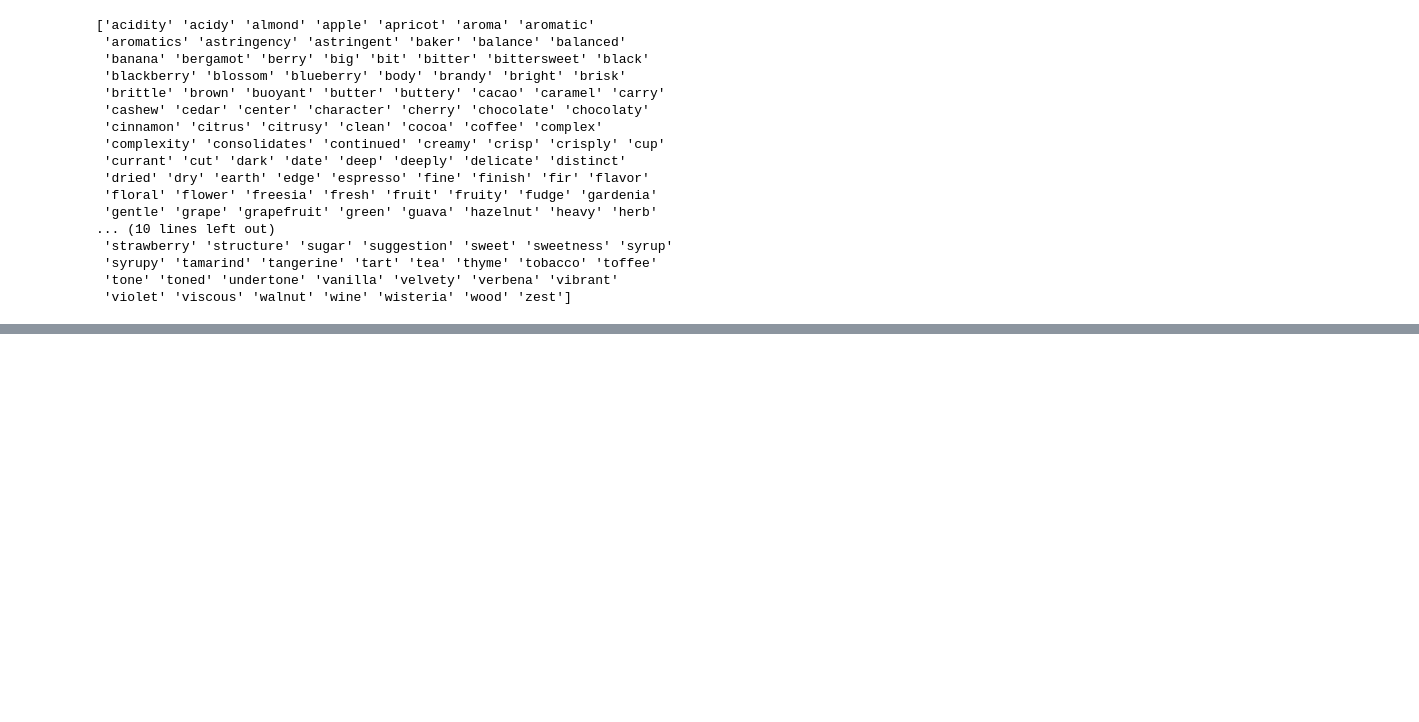
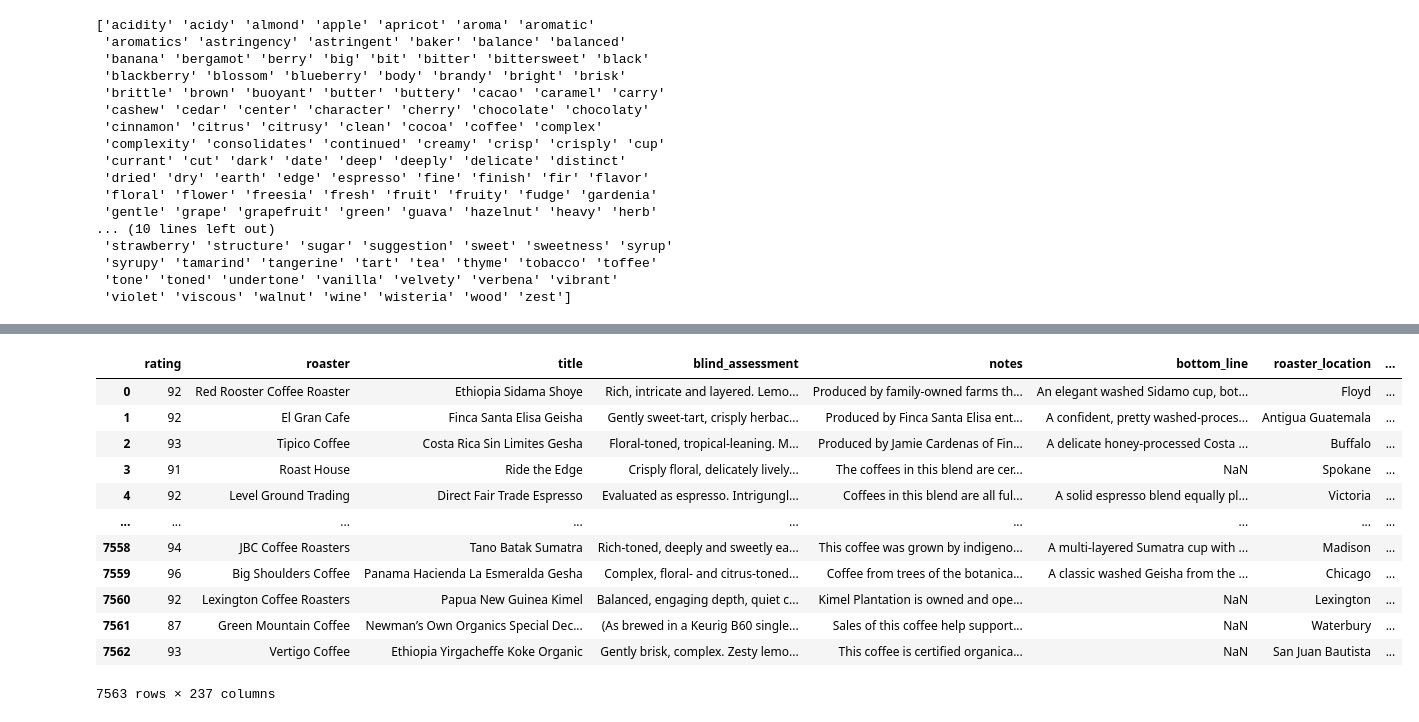
Before and after one commit to tynardone/coffee-review-analysis, a Jupyter notebook: notebooks/2_feature_engineering.ipynb, the cells around one changed output, grey strips where cells are left out. Drawn from its saved outputs; the diff is of its cells as text; code cells hidden in the pictures; blank space fills up the shorter version.

```diff
--- a/notebooks/2_feature_engineering.ipynb
+++ b/notebooks/2_feature_engineering.ipynb
@@ -138,0 +142,18 @@ lemmatizer.lemmatize("running", pos="v")
+# %%
+df = pd.concat([df, tfidf_df], axis=1)
+# %%
+df
+# %% [output]
+|  | rating | roaster | title | blind_assessment | notes | bottom_line | roaster_location | ... |
+| 0 | 92 | Red Rooster Coffee Roaster | Ethiopia Sidama Shoye | Rich, intricate and layered. Lemo... | Produced by family-owned farms th... | An elegant washed Sidamo cup, bot... | Floyd | ... |
+| 1 | 92 | El Gran Cafe | Finca Santa Elisa Geisha | Gently sweet-tart, crisply herbac... | Produced by Finca Santa Elisa ent... | A confident, pretty washed-proces... | Antigua Guatemala | ... |
+| 2 | 93 | Tipico Coffee | Costa Rica Sin Limites Gesha | Floral-toned, tropical-leaning. M... | Produced by Jamie Cardenas of Fin... | A delicate honey-processed Costa ... | Buffalo | ... |
+| 3 | 91 | Roast House | Ride the Edge | Crisply floral, delicately lively... | The coffees in this blend are cer... | NaN | Spokane | ... |
+| 4 | 92 | Level Ground Trading | Direct Fair Trade Espresso | Evaluated as espresso. Intrigungl... | Coffees in this blend are all ful... | A solid espresso blend equally pl... | Victoria | ... |
+| ... | ... | ... | ... | ... | ... | ... | ... | ... |
+| 7558 | 94 | JBC Coffee Roasters | Tano Batak Sumatra | Rich-toned, deeply and sweetly ea... | This coffee was grown by indigeno... | A multi-layered Sumatra cup with ... | Madison | ... |
+| 7559 | 96 | Big Shoulders Coffee | Panama Hacienda La Esmeralda Gesha | Complex, floral- and citrus-toned... | Coffee from trees of the botanica... | A classic washed Geisha from the ... | Chicago | ... |
+| 7560 | 92 | Lexington Coffee Roasters | Papua New Guinea Kimel | Balanced, engaging depth, quiet c... | Kimel Plantation is owned and ope... | NaN | Lexington | ... |
+| 7561 | 87 | Green Mountain Coffee | Newman’s Own Organics Special Dec... | (As brewed in a Keurig B60 single... | Sales of this coffee help support... | NaN | Waterbury | ... |
+| 7562 | 93 | Vertigo Coffee | Ethiopia Yirgacheffe Koke Organic | Gently brisk, complex. Zesty lemo... | This coffee is certified organica... | NaN | San Juan Bautista | ... |
+7563 rows × 237 columns
```
Also changed, not shown: parts of 7 cells of this notebook, 1 other file.
